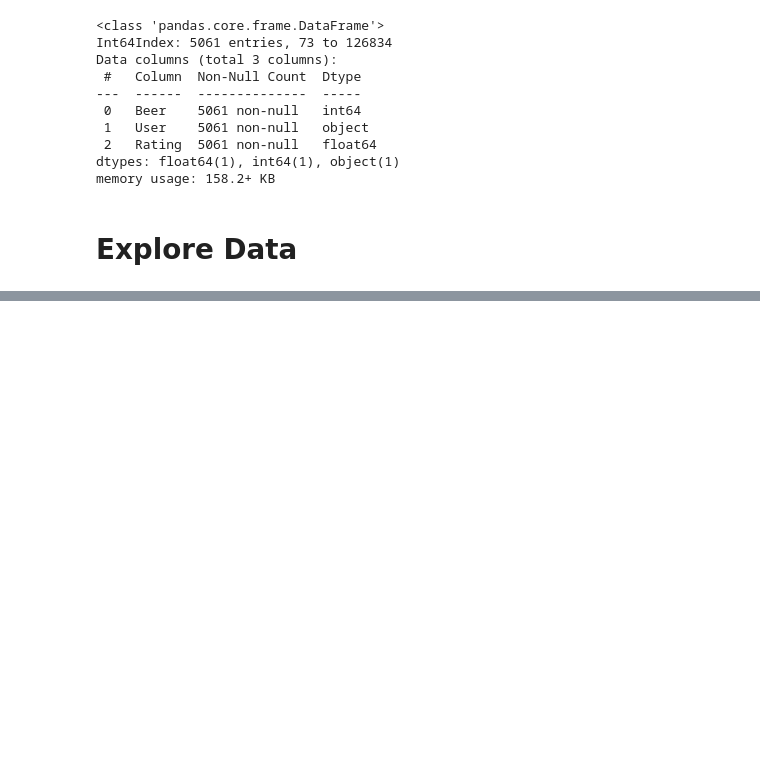
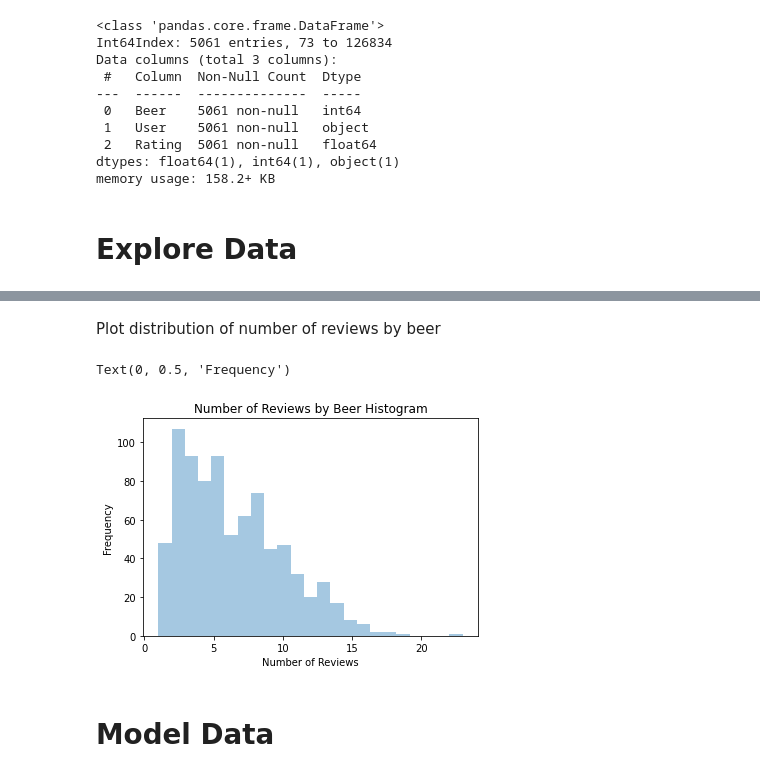
Before and after one commit to blantj/beer_tasting_recommender_system, a Jupyter notebook: Modeling.ipynb, the cells around one changed output, grey strips where cells are left out. Saved outputs shown, nothing was run; the diff lists cells and outputs as text; code cells hidden in the pictures; blank space fills up the shorter version.

```diff
--- a/Modeling.ipynb
+++ b/Modeling.ipynb
@@ -165,0 +244,4 @@ memory usage: 158.2+ KB
+# %%
+print('Number of reviews by beer descriptive statistics:')
+reviews_by_beer = reco_df.groupby('Beer').count()['User']
+reviews_by_beer.describe()
@@ -165,0 +259,13 @@ memory usage: 158.2+ KB
+# %% [markdown]
+Plot distribution of number of reviews by beer
+# %%
+fig, ax = plt.subplots()
+sns.distplot(reviews_by_beer, bins=23, kde=False, ax=ax)
+ax.set_title('Number of Reviews by Beer Histogram')
+ax.set_xlabel('Number of Reviews')
+ax.set_ylabel('Frequency')
+# %% [output]
+Text(0, 0.5, 'Frequency')
+[figure, added]
+# %% [markdown]
+# Model Data
```
Also changed, not shown: parts of 17 cells of this notebook, 1 other file.
